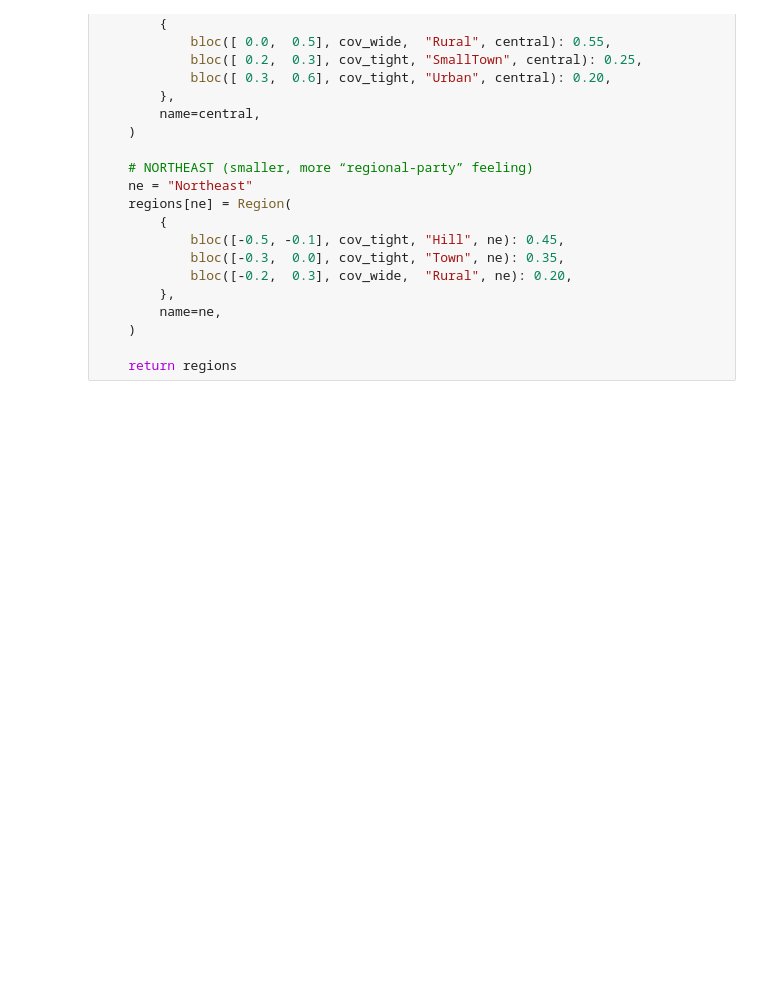
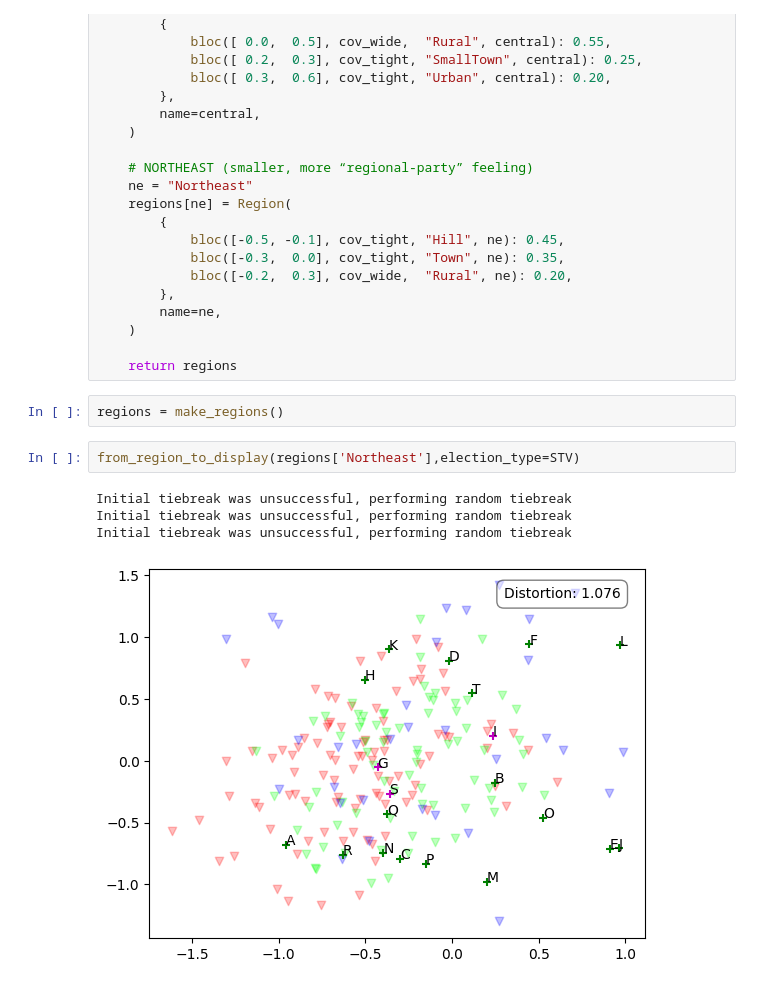
Before and after one commit to FayeAlephNil/bookish-spork, a Jupyter notebook: basics.ipynb, the cells around one changed output. Cells and saved outputs as stored; diff of their text form; blank space fills up the shorter version.

```diff
--- a/basics.ipynb
+++ b/basics.ipynb
@@ -471,3 +500,12 @@ def make_regions():
     )
 
     return regions
+# %%
+regions = make_regions()
+# %%
+from_region_to_display(regions['Northeast'],election_type=STV)
+# %% [output]
+Initial tiebreak was unsuccessful, performing random tiebreak
+Initial tiebreak was unsuccessful, performing random tiebreak
+Initial tiebreak was unsuccessful, performing random tiebreak
+[figure, added]
```
Also changed, not shown: parts of 14 cells of this notebook, 1 other file.
